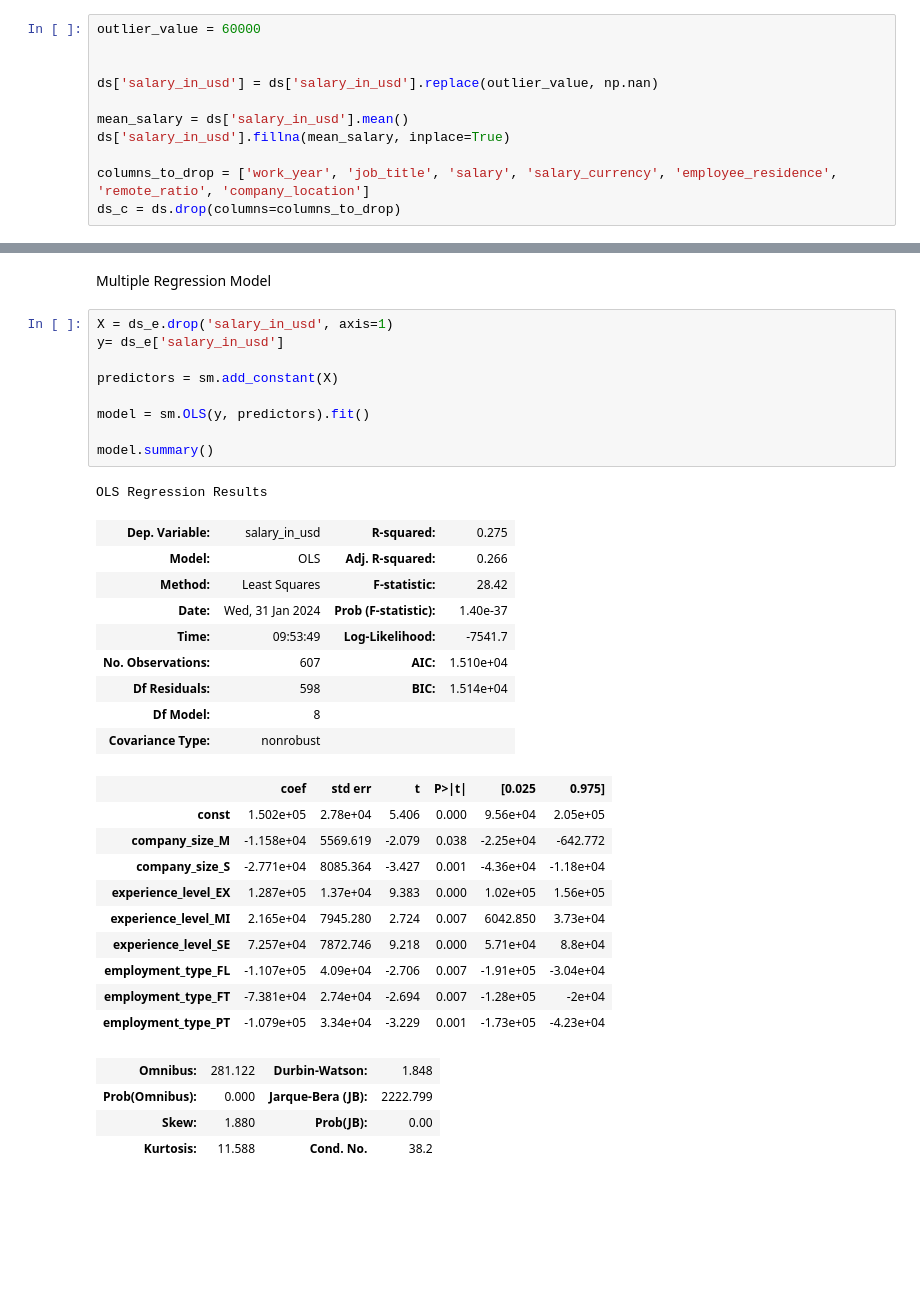
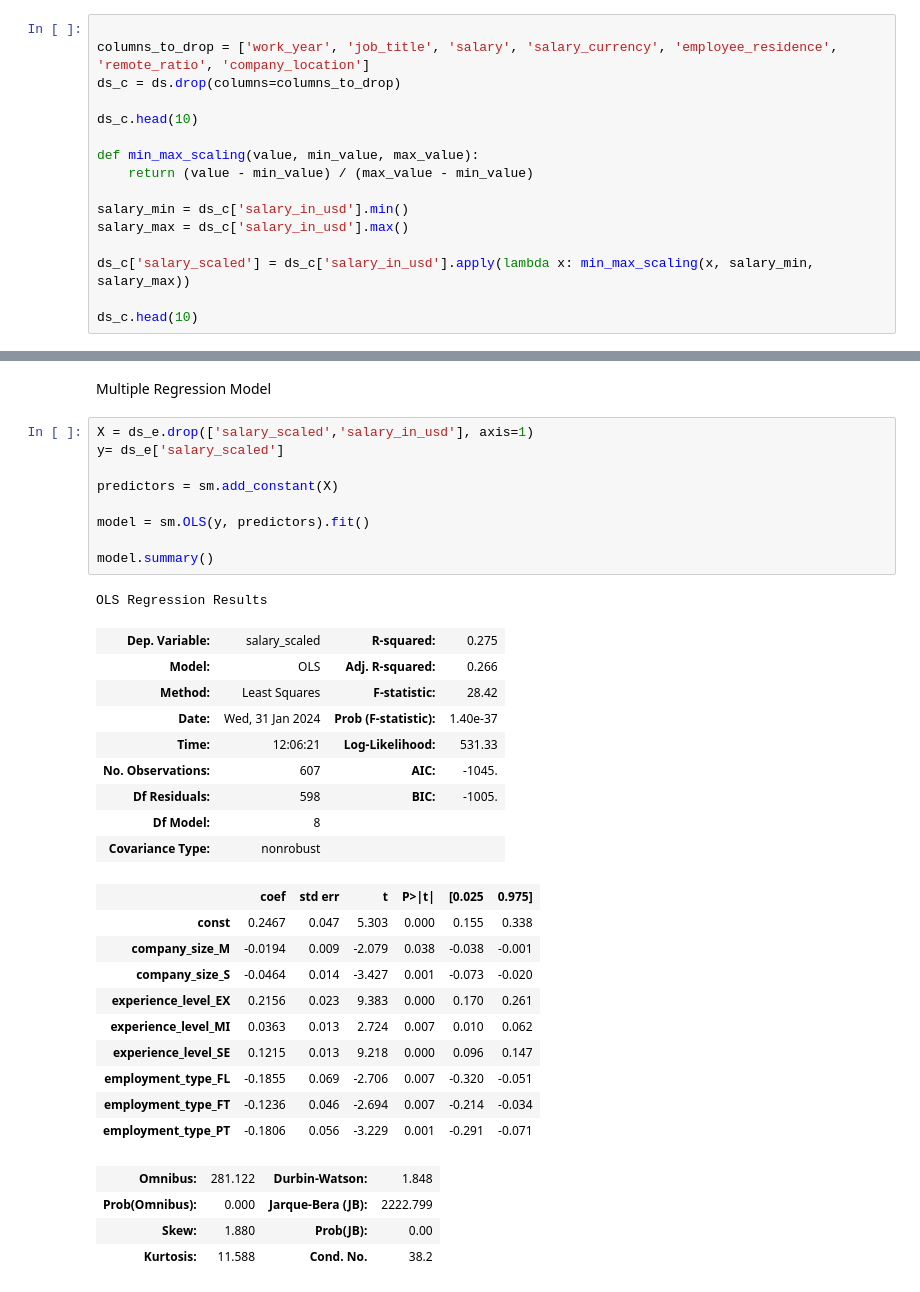
Before and after one commit to ed-gar-k/Phase-2-project, a Jupyter notebook: Untitled.ipynb, the cells around one changed output, grey strips where cells are left out. Cells and saved outputs as stored; diff of their text form; blank space fills up the shorter version.

```diff
--- a/Untitled.ipynb
+++ b/Untitled.ipynb
@@ -501,14 +501,19 @@ First we need to do some data cleaning for our linear regression models.
 # %% [markdown]
 1. We have an outlier in 60,000 salary_in_usd
 2. We need to drop columns whose data type is object since we only use integers for regression models.
-# %%
-outlier_value = 60000
-
-
-ds['salary_in_usd'] = ds['salary_in_usd'].replace(outlier_value, np.nan)
-
-mean_salary = ds['salary_in_usd'].mean()
-ds['salary_in_usd'].fillna(mean_salary, inplace=True)
-
-columns_to_drop = ['work_year', 'job_title', 'salary', 'salary_currency', 'employee_residence', 'remote_ratio', 'company_location']
-ds_c = ds.drop(columns=columns_to_drop)
+# %%
+
+columns_to_drop = ['work_year', 'job_title', 'salary', 'salary_currency', 'employee_residence', 'remote_ratio', 'company_location']
+ds_c = ds.drop(columns=columns_to_drop)
+
+ds_c.head(10)
+
+def min_max_scaling(value, min_value, max_value):
+    return (value - min_value) / (max_value - min_value)
+
+salary_min = ds_c['salary_in_usd'].min()
+salary_max = ds_c['salary_in_usd'].max()
+
+ds_c['salary_scaled'] = ds_c['salary_in_usd'].apply(lambda x: min_max_scaling(x, salary_min, salary_max))
+
+ds_c.head(10)
@@ -595,35 +600,35 @@ Mean Squared Error: 3779527057.49028
 # %% [markdown]
 Multiple Regression Model
 # %%
-X = ds_e.drop('salary_in_usd', axis=1)
-y= ds_e['salary_in_usd']
+X = ds_e.drop(['salary_scaled','salary_in_usd'], axis=1)
+y= ds_e['salary_scaled']
 
 predictors = sm.add_constant(X)
 
 model = sm.OLS(y, predictors).fit()
 
 model.summary()
 # %% [output]
 OLS Regression Results
-| Dep. Variable: | salary_in_usd | R-squared: | 0.275 |
+| Dep. Variable: | salary_scaled | R-squared: | 0.275 |
 | Model: | OLS | Adj. R-squared: | 0.266 |
 | Method: | Least Squares | F-statistic: | 28.42 |
 | Date: | Wed, 31 Jan 2024 | Prob (F-statistic): | 1.40e-37 |
-| Time: | 09:53:49 | Log-Likelihood: | -7541.7 |
-| No. Observations: | 607 | AIC: | 1.510e+04 |
-| Df Residuals: | 598 | BIC: | 1.514e+04 |
+| Time: | 12:06:21 | Log-Likelihood: | 531.33 |
+| No. Observations: | 607 | AIC: | -1045. |
+| Df Residuals: | 598 | BIC: | -1005. |
 | Df Model: | 8 |  |  |
 | Covariance Type: | nonrobust |  |  |
 |  | coef | std err | t | P>|t| | [0.025 | 0.975] |
-| const | 1.502e+05 | 2.78e+04 | 5.406 | 0.000 | 9.56e+04 | 2.05e+05 |
-| company_size_M | -1.158e+04 | 5569.619 | -2.079 | 0.038 | -2.25e+04 | -642.772 |
-| company_size_S | -2.771e+04 | 8085.364 | -3.427 | 0.001 | -4.36e+04 | -1.18e+04 |
-| experience_level_EX | 1.287e+05 | 1.37e+04 | 9.383 | 0.000 | 1.02e+05 | 1.56e+05 |
-| experience_level_MI | 2.165e+04 | 7945.280 | 2.724 | 0.007 | 6042.850 | 3.73e+04 |
-| experience_level_SE | 7.257e+04 | 7872.746 | 9.218 | 0.000 | 5.71e+04 | 8.8e+04 |
-| employment_type_FL | -1.107e+05 | 4.09e+04 | -2.706 | 0.007 | -1.91e+05 | -3.04e+04 |
-| employment_type_FT | -7.381e+04 | 2.74e+04 | -2.694 | 0.007 | -1.28e+05 | -2e+04 |
-| employment_type_PT | -1.079e+05 | 3.34e+04 | -3.229 | 0.001 | -1.73e+05 | -4.23e+04 |
+| const | 0.2467 | 0.047 | 5.303 | 0.000 | 0.155 | 0.338 |
+| company_size_M | -0.0194 | 0.009 | -2.079 | 0.038 | -0.038 | -0.001 |
+| company_size_S | -0.0464 | 0.014 | -3.427 | 0.001 | -0.073 | -0.020 |
+| experience_level_EX | 0.2156 | 0.023 | 9.383 | 0.000 | 0.170 | 0.261 |
+| experience_level_MI | 0.0363 | 0.013 | 2.724 | 0.007 | 0.010 | 0.062 |
+| experience_level_SE | 0.1215 | 0.013 | 9.218 | 0.000 | 0.096 | 0.147 |
+| employment_type_FL | -0.1855 | 0.069 | -2.706 | 0.007 | -0.320 | -0.051 |
+| employment_type_FT | -0.1236 | 0.046 | -2.694 | 0.007 | -0.214 | -0.034 |
+| employment_type_PT | -0.1806 | 0.056 | -3.229 | 0.001 | -0.291 | -0.071 |
 | Omnibus: | 281.122 | Durbin-Watson: | 1.848 |
 | Prob(Omnibus): | 0.000 | Jarque-Bera (JB): | 2222.799 |
 | Skew: | 1.880 | Prob(JB): | 0.00 |
```
Also changed, not shown: parts of 11 cells of this notebook.
